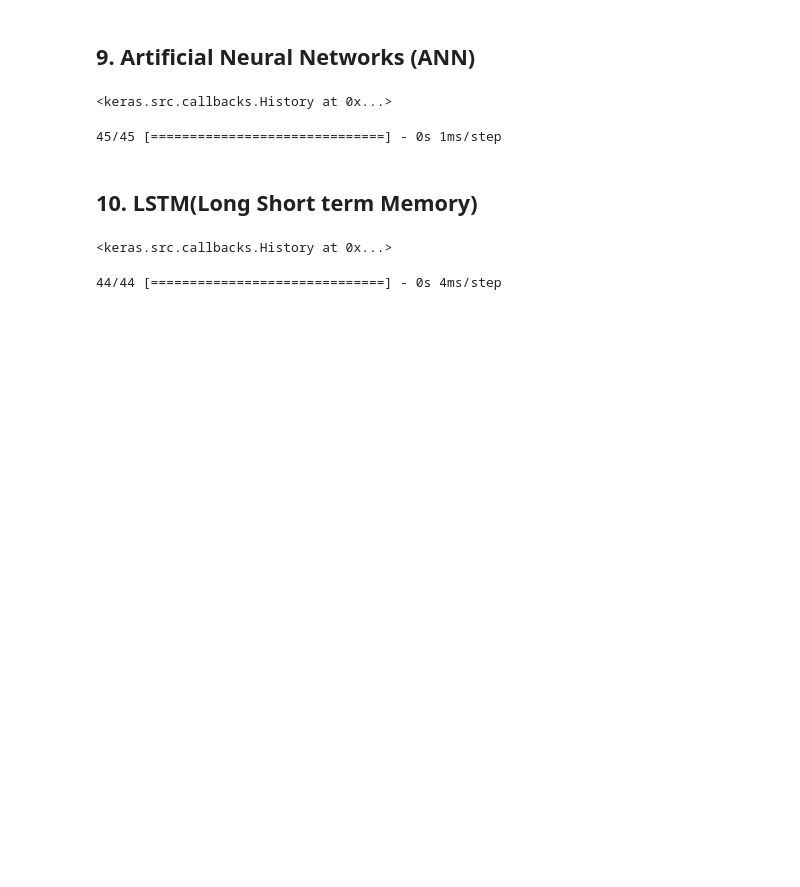
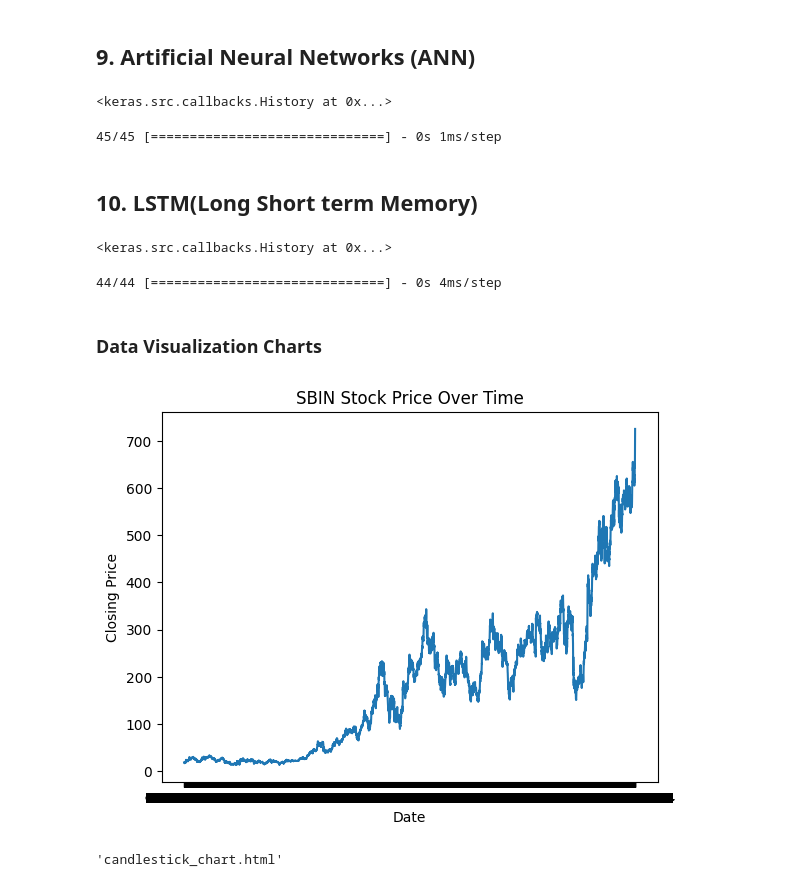
Before and after one commit to rohitinu6/Stock-Price-Prediction, a Jupyter notebook: Stock_Price_Prediction.ipynb, the cells around one changed output. Saved outputs shown, nothing was run; the diff lists cells and outputs as text; code cells hidden in the pictures; blank space fills up the shorter version.

```diff
--- a/Stock_Price_Prediction.ipynb
+++ b/Stock_Price_Prediction.ipynb
@@ -334,3 +336,33 @@ plt.xlabel('MAPE')
 plt.title('MAPE for Different Models')
 plt.tight_layout()
 plt.show()
+# %% [markdown]
+### Data Visualization Charts
+# %%
+import pandas as pd
+import matplotlib.pyplot as plt
+import seaborn as sns
+from plotly.offline import plot
+import plotly.graph_objs as go
+
+# Load the data
+df = pd.read_csv('/content/SBIN.csv')
+# %%
+# Plot the closing price over time
+plt.plot(df['Date'], df['Close'])
+plt.xlabel('Date')
+plt.ylabel('Closing Price')
+plt.title('SBIN Stock Price Over Time')
+plt.show()
+# %% [output]
+[figure, added]
+# %%
+# Plot the candlestick chart
+fig = go.Figure(data=[go.Candlestick(x=df['Date'],
+                open=df['Open'],
+                high=df['High'],
+                low=df['Low'],
+                close=df['Close'])])
+plot(fig, filename='candlestick_chart.html')
+# %% [output]
+'candlestick_chart.html'
```
Also changed, not shown: parts of 10 cells of this notebook.
